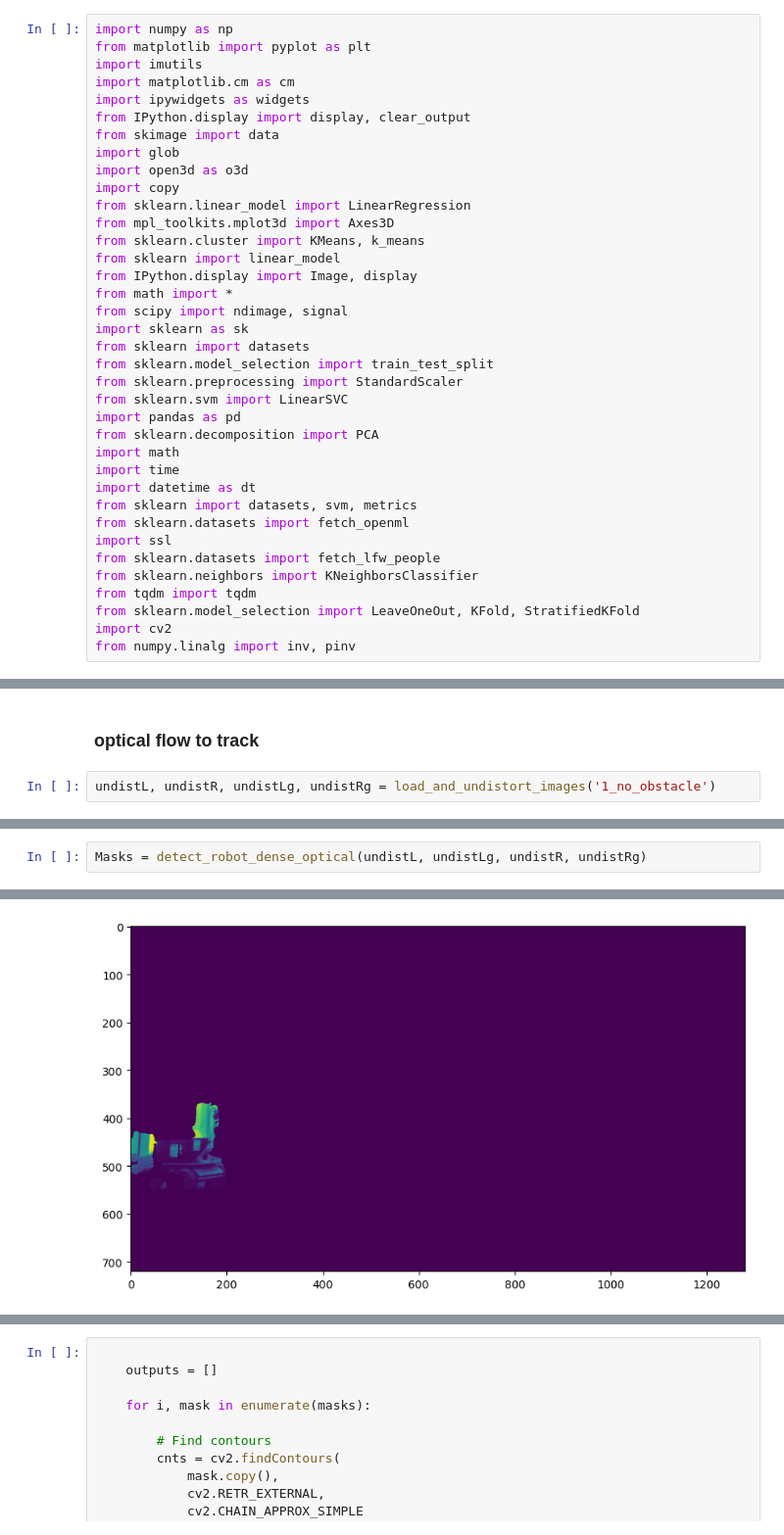
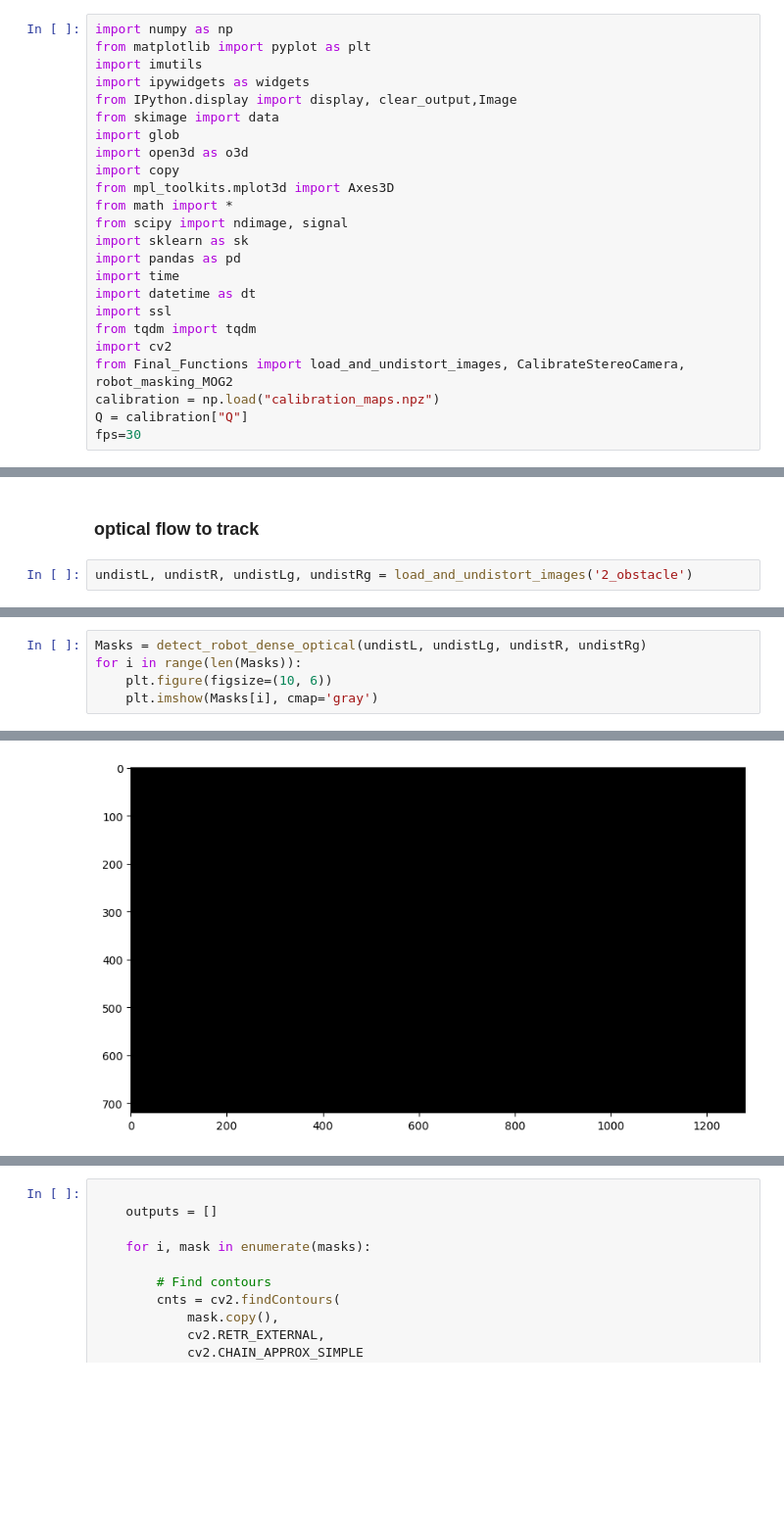
Before and after one commit to NepyouDTU/-34759-Perception-for-autonomous-systems, a Jupyter notebook: Emil.ipynb, the cells around one changed output, grey strips where cells are left out. Shown at 98% size. Saved outputs shown, nothing was run; the diff lists cells and outputs as text; blank space fills up the shorter version.

Commit message:
Optical flow robot mask

```diff
--- a/Emil.ipynb
+++ b/Emil.ipynb
@@ -2,36 +2,23 @@
 import numpy as np
 from matplotlib import pyplot as plt
 import imutils
-import matplotlib.cm as cm
 import ipywidgets as widgets
-from IPython.display import display, clear_output
+from IPython.display import display, clear_output,Image
 from skimage import data
 import glob
 import open3d as o3d
 import copy
-from sklearn.linear_model import LinearRegression
 from mpl_toolkits.mplot3d import Axes3D
-from sklearn.cluster import KMeans, k_means
-from sklearn import linear_model
-from IPython.display import Image, display
 from math import *
 from scipy import ndimage, signal
 import sklearn as sk
-from sklearn import datasets
-from sklearn.model_selection import train_test_split
-from sklearn.preprocessing import StandardScaler
-from sklearn.svm import LinearSVC
 import pandas as pd
-from sklearn.decomposition import PCA
-import math
 import time
 import datetime as dt
-from sklearn import datasets, svm, metrics
-from sklearn.datasets import fetch_openml
 import ssl
-from sklearn.datasets import fetch_lfw_people
-from sklearn.neighbors import KNeighborsClassifier
 from tqdm import tqdm
-from sklearn.model_selection import LeaveOneOut, KFold, StratifiedKFold
 import cv2
-from numpy.linalg import inv, pinv
+from Final_Functions import load_and_undistort_images, CalibrateStereoCamera, robot_masking_MOG2
+calibration = np.load("calibration_maps.npz")
+Q = calibration["Q"]
+fps=30
@@ -261,4 +470,4 @@ ax[1].imshow(undistR[100])
 # %% [markdown]
 ### optical flow to track
 # %%
-undistL, undistR, undistLg, undistRg = load_and_undistort_images('1_no_obstacle')
+undistL, undistR, undistLg, undistRg = load_and_undistort_images('2_obstacle')
@@ -325,3 +679,6 @@ def detect_robot_dense_optical(undistL, undistLg, undistR, undistRg):
 # %%
 Masks = detect_robot_dense_optical(undistL, undistLg, undistR, undistRg)
+for i in range(len(Masks)):
+    plt.figure(figsize=(10, 6))
+    plt.imshow(Masks[i], cmap='gray')
 # %% [output]
@@ -422 +685 @@ array([[0., 0., 0., ..., 0., 0., 0.],
-[figure, old version]
+[figure, new version]
```
Also changed, not shown: parts of 27 cells of this notebook.
